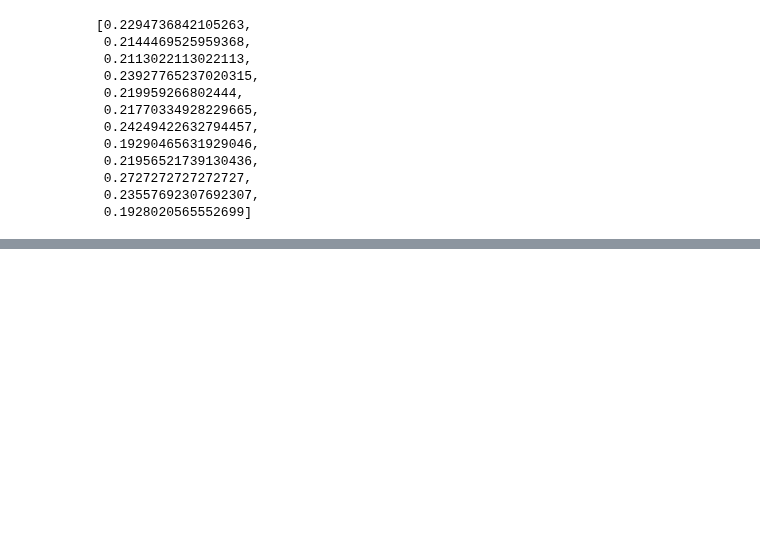
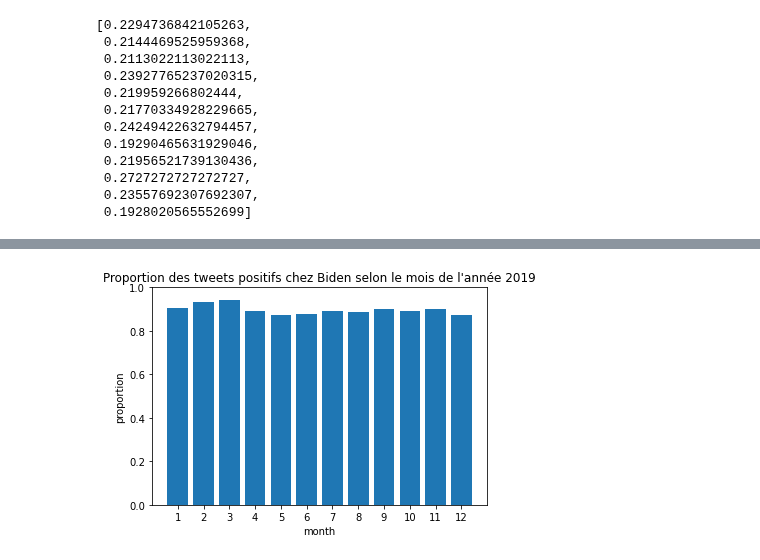
Before and after one commit to baptiste-pasquier/data_2A, a Jupyter notebook: model-semi.ipynb, the cells around one changed output, grey strips where cells are left out. Saved outputs shown, nothing was run; the diff lists cells and outputs as text; code cells hidden in the pictures; blank space fills up the shorter version.

```diff
--- a/model-semi.ipynb
+++ b/model-semi.ipynb
@@ -641,2 +647,12 @@ SyntaxError: invalid syntax (<ipython-input-41-918b981d03e3>, line 1)
+# %%
+names = [str(i) for i in range(1,13)]
+plt.bar(names, proportion_positive_by_month('biden'))
+plt.ylim(0,1)
+plt.xlabel('month')
+plt.ylabel('proportion')
+plt.title("Proportion des tweets positifs chez Biden selon le mois de l'année 2019")
+plt.show()
+# %% [output]
+[figure, added]
 # %%
 print(f"Temps d'exécution total : {time.strftime('%H:%M:%S', time.gmtime(time.time()-t))}")
```
Also changed, not shown: parts of 17 cells of this notebook.
